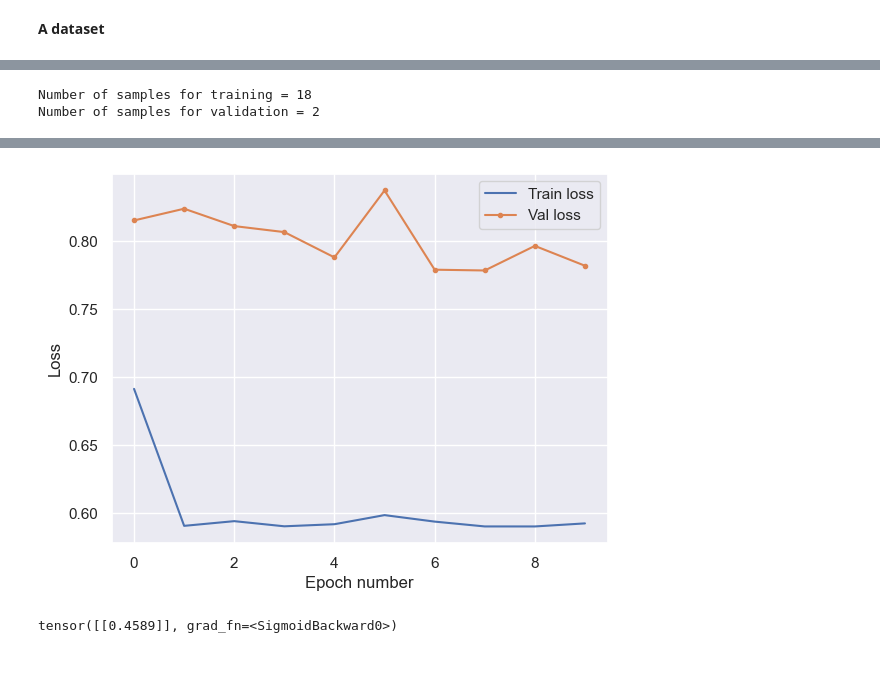
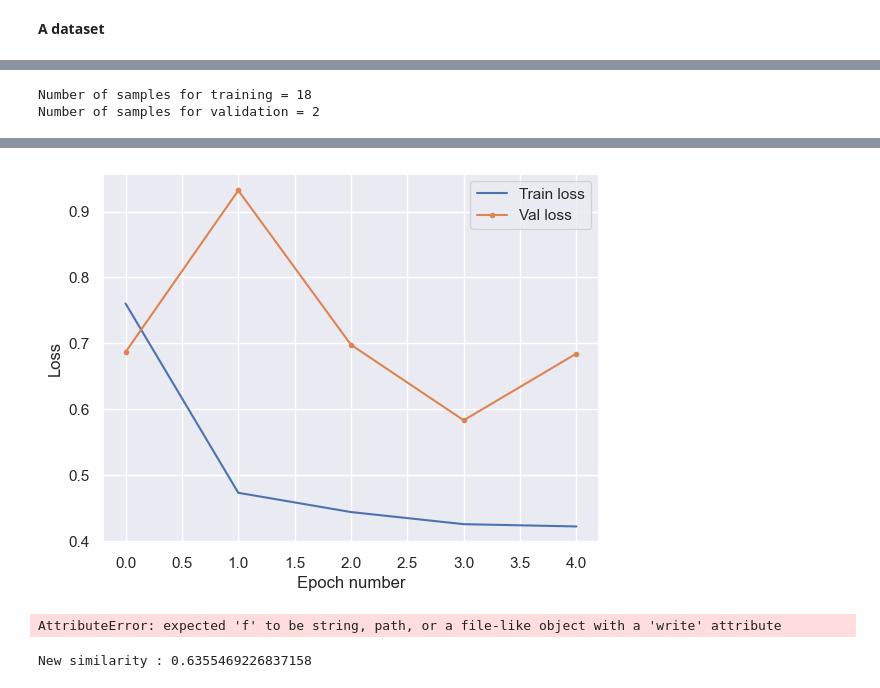
Before and after one commit to LukasLeindals/image-to-poem, a Jupyter notebook: image_to_poem/similarity/tests.ipynb, the cells around one changed output, grey strips where cells are left out. Drawn from its saved outputs; the diff is of its cells as text; code cells hidden in the pictures.

```diff
--- a/image_to_poem/similarity/tests.ipynb
+++ b/image_to_poem/similarity/tests.ipynb
@@ -8,5 +8,4 @@ import numpy as np
 cap = "A blue bird"
 poem = "Their feathers too bright \ntheir songs too sweet and wild"
 # %%
-sim_model = BertSimilarityModel(no_hidden_layers=1, hidden_dim=25, max_length=25)
-image2text = pipeline("image-to-text", model="nlpconnect/vit-gpt2-image-captioning")
+sim_model = BertSimilarityModel(no_hidden_layers=1, hidden_dim=25, max_length=250)
@@ -93,12 +48,0 @@ dataset = CaptionPoemDataset(data)
-# %%
-# Split data into train and validation sets
-SPLIT = 0.9
-train_size = int(SPLIT*len(dataset))
-val_size = len(dataset) - train_size
-
-train_dataset, val_dataset = random_split(dataset, [train_size, val_size])
-print("Number of samples for training =", train_size)
-print("Number of samples for validation =", val_size)
-# %% [output]
-Number of samples for training = 18
-Number of samples for validation = 2
@@ -114,3 +49,16 @@ val_dataloader = DataLoader(val_dataset,
+# %%
+from similarity_data import get_dataloaders
+from image_to_poem.data.prep_data import load_json_file
+
+LOAD = False
+BATCH_SIZE = 5
+
+data = load_json_file("../../data/caption_poem.json")
+# %%
+train_dataloader, val_dataloader = get_dataloaders(data, sim_model.encode_input, batch_size=BATCH_SIZE, split=0.9)
+# %% [output]
+Number of samples for training = 18
+Number of samples for validation = 2
 # %%
-loss, val_loss = sim_model.train_bert_classifier(train_dataloader, val_dataloader, num_epochs=10, val_epoch=1, learning_rate=0.001, verbose=True)
+loss, val_loss = sim_model.train_bert_classifier(train_dataloader, val_dataloader, num_epochs=5, val_epoch=1, learning_rate=0.001, verbose=True)
 # %% [output]
@@ -127,7 +70,8 @@ Iteration: 10    Loss: 0.781745970249176
-[figure, old version]
+[figure, new version]
+AttributeError: expected 'f' to be string, path, or a file-like object with a 'write' attribute
 # %%
 similarity = sim_model.similarity(cap, poem)
 
-print(similarity)
+print("New similarity :",similarity.item())
 # %% [output]
-tensor([[0.4589]], grad_fn=<SigmoidBackward0>)
+New similarity : 0.6355469226837158
```
Also changed, not shown: parts of 8 cells of this notebook.
